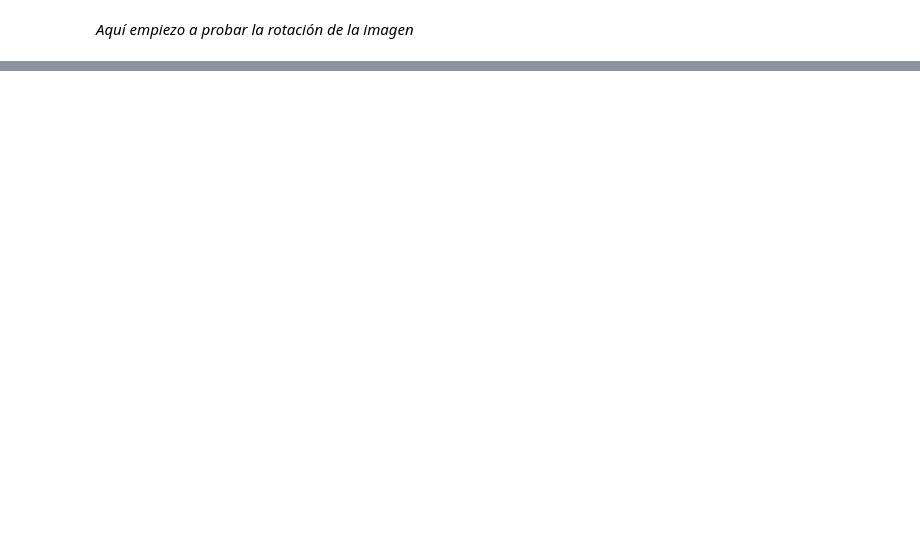
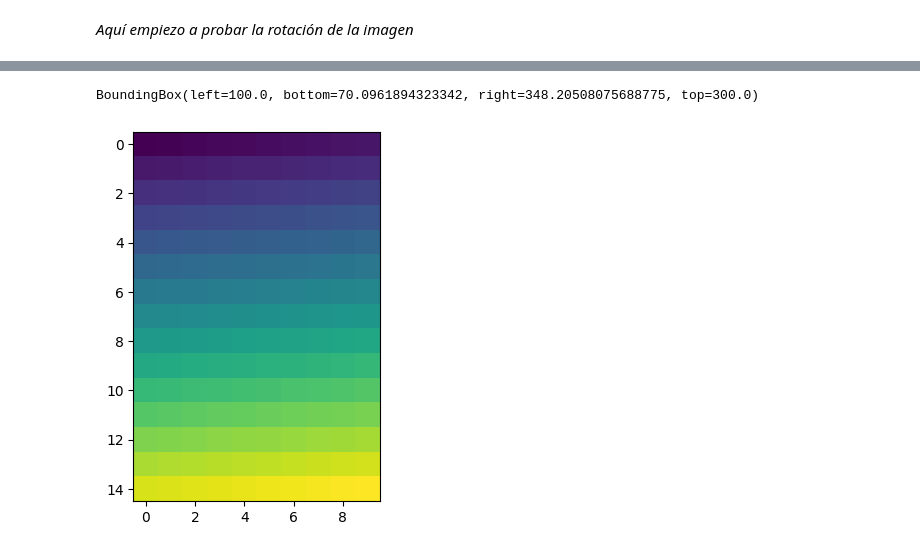
Before and after one commit to miguepoloc/kriging, a Jupyter notebook: ImgDrone_To_TIF.ipynb, the cells around one changed output, grey strips where cells are left out. Drawn from its saved outputs; the diff is of its cells as text; code cells hidden in the pictures; blank space fills up the shorter version.

```diff
--- a/ImgDrone_To_TIF.ipynb
+++ b/ImgDrone_To_TIF.ipynb
@@ -57,6 +59,14 @@ for ind,recorrido in enumerate(div):
 print(metadiccionario)
 # %% [output]
 {'xmpmeta xmlns:x': 'adobe:ns:meta/', 'RDF xmlns:rdf': 'http://www.w3.org/1999/02/22-rdf-syntax-ns#', 'Description rdf:about': 'DJI Meta Data', 'tiff': 'http://ns.adobe.com/tiff/1.0/', 'exif': 'http:/ ...
+# %%
+centro_x = float(metadiccionario["CalibratedOpticalCenterX"])
+centro_y = float(metadiccionario["CalibratedOpticalCenterY"])
+altura_vuelo = float(metadiccionario["RelativeAltitude"])
+distancia_focal = float(metadiccionario["CalibratedFocalLength"])
+angulo_giro = float(metadiccionario["GimbalYawDegree"])
+latitud = float(metadiccionario["GpsLatitude"])
+longitud = float(metadiccionario["GpsLongitude"])
 # %% [markdown]
 Se calcula la resolución en metros por pixel.
 Es decir, a cuantos metros equivale un pixel
@@ -67,0 +73,3 @@ resolucion
+# %%
+resolucion = altura_vuelo/distancia_focal
+resolucion
@@ -110,7 +125,7 @@ with rasterio.open(imagen) as src:
 
     # Crear una copia del archivo
     with rasterio.open(
-        'data/test_drone51x.TIF',
+        'data/drone51.TIF',
         'w',
         driver='GTiff',
         height=src.height,
@@ -129,0 +319,13 @@ import math
+# %%
+# Abrir el archivo raster original
+with rasterio.open('data/drone51.TIF') as src:
+    # Obtener los datos del raster como un array de numpy
+    data = src.read(1)
+
+    # Calcular la transformación para rotar el raster
+    transform = src.transform * rasterio.Affine.rotation(angulo_giro, src.crs.transform_point(longitud, latitud)[
+                                                         0], src.crs.transform_point(longitud, latitud)[1])
+    # Crear un nuevo archivo raster con los datos rotados
+    with rasterio.open('rotated.tif', 'w', driver='GTiff', height=src.height, width=src.width, count=1, dtype=data.dtype, crs=src.crs, transform=transform) as dst:
+        # Escribir los datos rotados en el nuevo archivo
+        dst.write(data, 1)
@@ -130,2 +425,16 @@ import math
+# %%
+def test_rotated_bounds():
+    with rasterio.open('data/rotated.tif') as src:
+        print(src.bounds)
+        pyplot.imshow(src.read(1))
+        assert src.res == (20.0, 10.0)
+        np.testing.assert_almost_equal(
+            src.bounds,
+            (100.0, 70.0961894323342, 348.20508075688775, 300.0))
+
+test_rotated_bounds()
+# %% [output]
+BoundingBox(left=100.0, bottom=70.0961894323342, right=348.20508075688775, top=300.0)
+[figure, added]
 # %%
 # Abrir el archivo original
```
Also changed, not shown: parts of 30 cells of this notebook, 15 other files.
